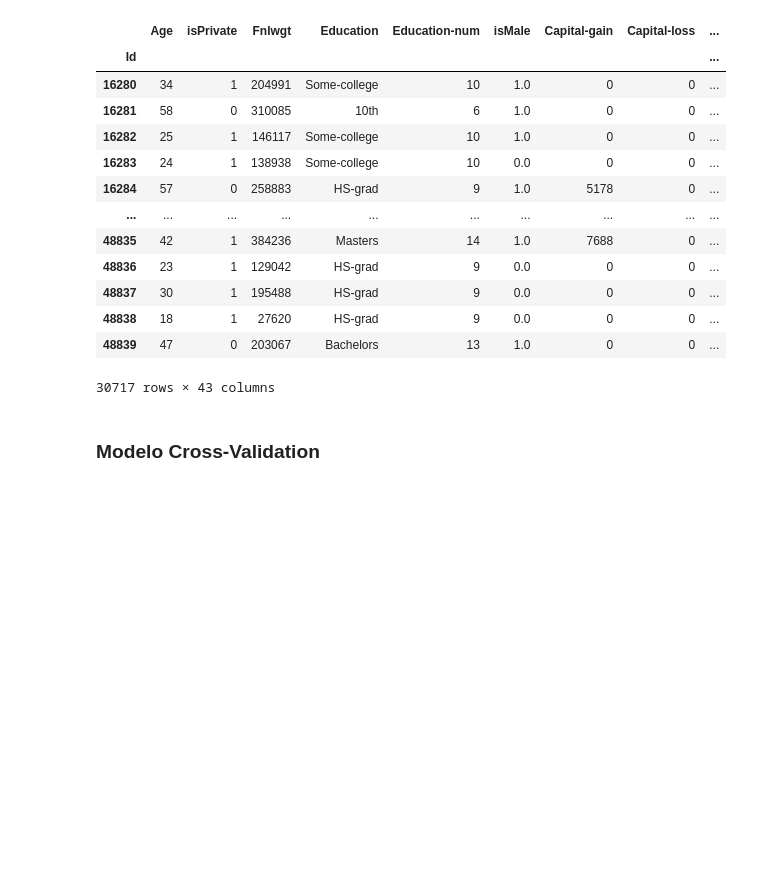
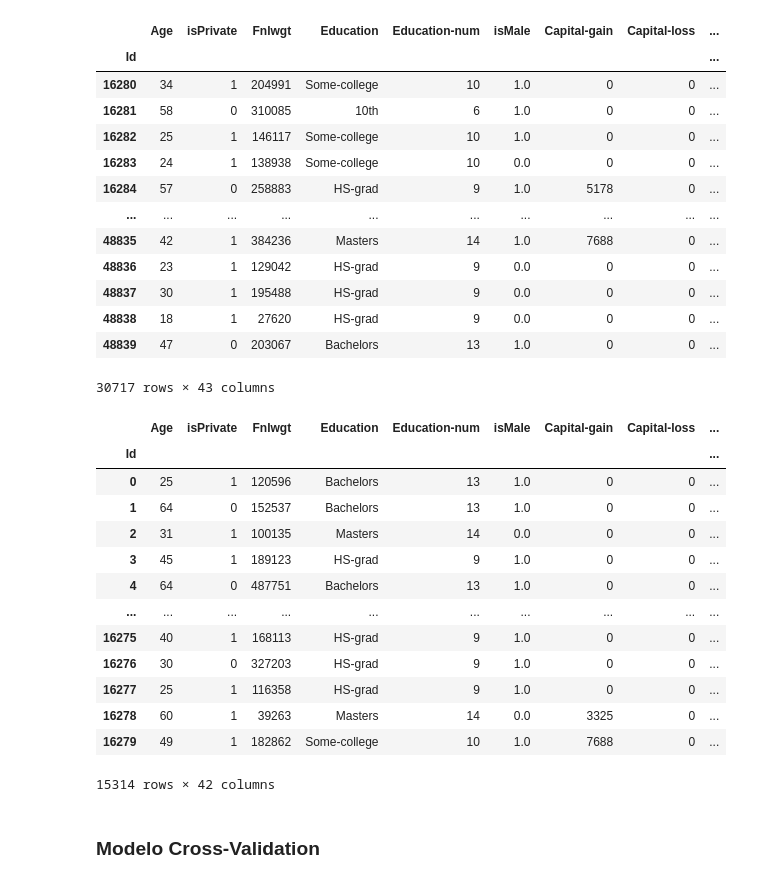
Before and after one commit to lucascarvalho10/pmr3508, a Jupyter notebook: ep2/ep2.ipynb, the cells around one changed output. Drawn from its saved outputs; the diff is of its cells as text; code cells hidden in the pictures; blank space fills up the shorter version.

```diff
--- a/ep2/ep2.ipynb
+++ b/ep2/ep2.ipynb
@@ -116,3 +119,27 @@ trainData_dummies = pd.get_dummies(trainData, drop_first=True)
+# %%
+# Definindo o mesmo processo de preenchimento e mapeamento em testData
+testData["Workclass"] = testData["Workclass"].fillna("Private")
+testData["Workclass"] = testData["Workclass"].apply(lambda x: 1 if x == "Private" else 0)
+testData.rename(columns={"Workclass": "isPrivate"}, inplace=True)
+
+testData = testData.dropna(subset=["Occupation"])
+testData = pd.concat([testData, pd.get_dummies(testData["Occupation"], prefix="Occ")], axis=1)
+testData = testData.drop("Occupation", axis=1)
+
+testData["Native-country"] = testData["Native-country"].apply(lambda x: 1 if x == "United-States" else 0)
+testData.rename(columns={"Native-country": "isFromUS"}, inplace=True)
+
+testData = pd.concat([testData, pd.get_dummies(testData["Marital-status"], prefix="Mar")], axis=1)
+testData = testData.drop("Marital-status", axis=1)
+
+testData = pd.concat([testData, pd.get_dummies(testData["Relationship"], prefix="Rel")], axis=1)
+testData = testData.drop("Relationship", axis=1)
+
+testData = pd.concat([testData, pd.get_dummies(testData["Race"], prefix="Race")], axis=1)
+testData = testData.drop("Race", axis=1)
+
+testData["Sex"] = testData["Sex"].apply(lambda x: 1.0 if x == "Male" else 0.0)
+testData.rename(columns={"Sex": "isMale"}, inplace=True)
 # %% [markdown]
 Mostrando o resultado do DataFrame após as operações indicadas
 # %%
@@ -132,5 +159,22 @@ trainData
 | 48838 | 18 | 1 | 27620 | HS-grad | 9 | 0.0 | 0 | 0 | ... |
 | 48839 | 47 | 0 | 203067 | Bachelors | 13 | 1.0 | 0 | 0 | ... |
 30717 rows × 43 columns
+# %%
+testData
+# %% [output]
+|  | Age | isPrivate | Fnlwgt | Education | Education-num | isMale | Capital-gain | Capital-loss | ... |
+| Id |  |  |  |  |  |  |  |  | ... |
+| 0 | 25 | 1 | 120596 | Bachelors | 13 | 1.0 | 0 | 0 | ... |
+| 1 | 64 | 0 | 152537 | Bachelors | 13 | 1.0 | 0 | 0 | ... |
+| 2 | 31 | 1 | 100135 | Masters | 14 | 0.0 | 0 | 0 | ... |
+| 3 | 45 | 1 | 189123 | HS-grad | 9 | 1.0 | 0 | 0 | ... |
+| 4 | 64 | 0 | 487751 | Bachelors | 13 | 1.0 | 0 | 0 | ... |
+| ... | ... | ... | ... | ... | ... | ... | ... | ... | ... |
+| 16275 | 40 | 1 | 168113 | HS-grad | 9 | 1.0 | 0 | 0 | ... |
+| 16276 | 30 | 0 | 327203 | HS-grad | 9 | 1.0 | 0 | 0 | ... |
+| 16277 | 25 | 1 | 116358 | HS-grad | 9 | 1.0 | 0 | 0 | ... |
+| 16278 | 60 | 1 | 39263 | Masters | 14 | 0.0 | 3325 | 0 | ... |
+| 16279 | 49 | 1 | 182862 | Some-college | 10 | 1.0 | 7688 | 0 | ... |
+15314 rows × 42 columns
 # %% [markdown]
 ### Modelo Cross-Validation
```
Also changed, not shown: parts of 29 cells of this notebook.
